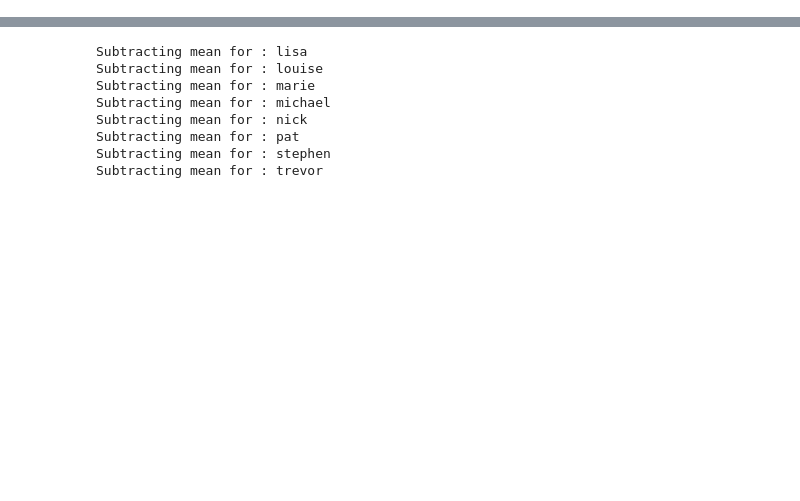
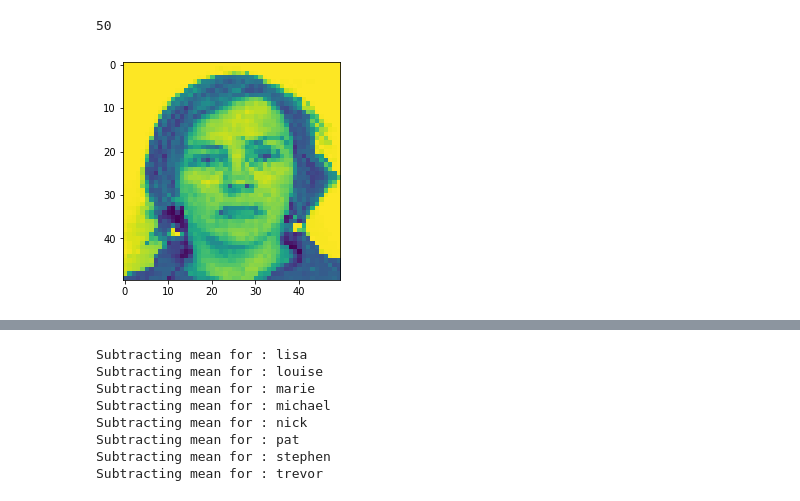
Before and after one commit to amsborse/Face-Recognition, a Jupyter notebook: L1 - PCA Face Recognition.ipynb, the cells around one changed output, grey strips where cells are left out. Cells and saved outputs as stored; diff of their text form; code cells hidden in the pictures; blank space fills up the shorter version.

```diff
--- a/L1 - PCA Face Recognition.ipynb
+++ b/L1 - PCA Face Recognition.ipynb
@@ -117,0 +159,15 @@ import sys
+# %%
+len(d['lisa'][0])
+# %% [output]
+50
+# %%
+cap = cv2.imread('t.jpg', 0)
+# %%
+cap = (image_resize(cap,50,50))
+# %%
+cap = cv2.resize(cap  , (50 , 50))
+# %%
+plt.imshow(cap)
+plt.show()
+# %% [output]
+[figure, added]
```
Also changed, not shown: parts of 172 cells of this notebook.
